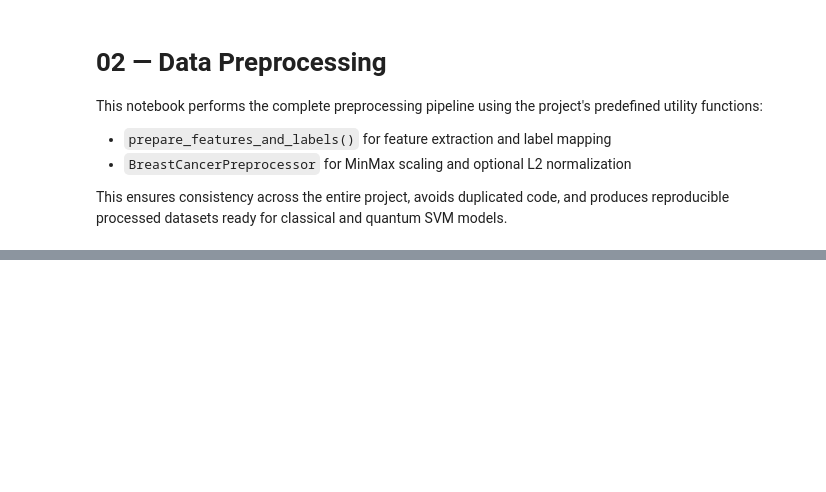
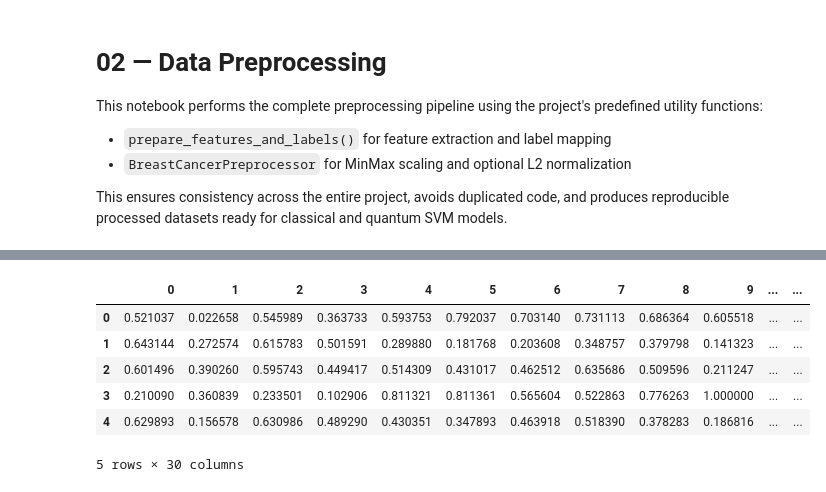
Before and after one commit to SidarYilmaz/Quantum_SVM_for_Breast_Cancer_Diagnosis, a Jupyter notebook: notebooks/02_preprocessing.ipynb, the cells around one changed output, grey strips where cells are left out. Cells and saved outputs as stored; diff of their text form; code cells hidden in the pictures; blank space fills up the shorter version.

```diff
--- a/notebooks/02_preprocessing.ipynb
+++ b/notebooks/02_preprocessing.ipynb
@@ -110,0 +135,14 @@ The processed dataset is now ready for classical SVM and QSVM models.
+# %%
+import numpy as np
+import pandas as pd
+
+X_processed = np.load("../data/processed/X.npy")
+pd.DataFrame(X_processed).head()
+# %% [output]
+|  | 0 | 1 | 2 | 3 | 4 | 5 | 6 | 7 | 8 | 9 | ... | ... |
+| 0 | 0.521037 | 0.022658 | 0.545989 | 0.363733 | 0.593753 | 0.792037 | 0.703140 | 0.731113 | 0.686364 | 0.605518 | ... | ... |
+| 1 | 0.643144 | 0.272574 | 0.615783 | 0.501591 | 0.289880 | 0.181768 | 0.203608 | 0.348757 | 0.379798 | 0.141323 | ... | ... |
+| 2 | 0.601496 | 0.390260 | 0.595743 | 0.449417 | 0.514309 | 0.431017 | 0.462512 | 0.635686 | 0.509596 | 0.211247 | ... | ... |
+| 3 | 0.210090 | 0.360839 | 0.233501 | 0.102906 | 0.811321 | 0.811361 | 0.565604 | 0.522863 | 0.776263 | 1.000000 | ... | ... |
+| 4 | 0.629893 | 0.156578 | 0.630986 | 0.489290 | 0.430351 | 0.347893 | 0.463918 | 0.518390 | 0.378283 | 0.186816 | ... | ... |
+5 rows × 30 columns
```
Also changed, not shown: parts of 12 cells of this notebook.
